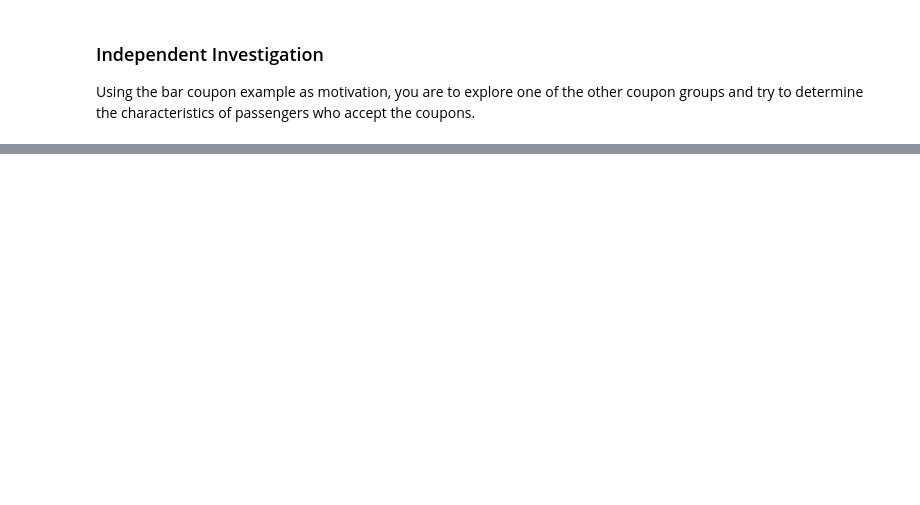
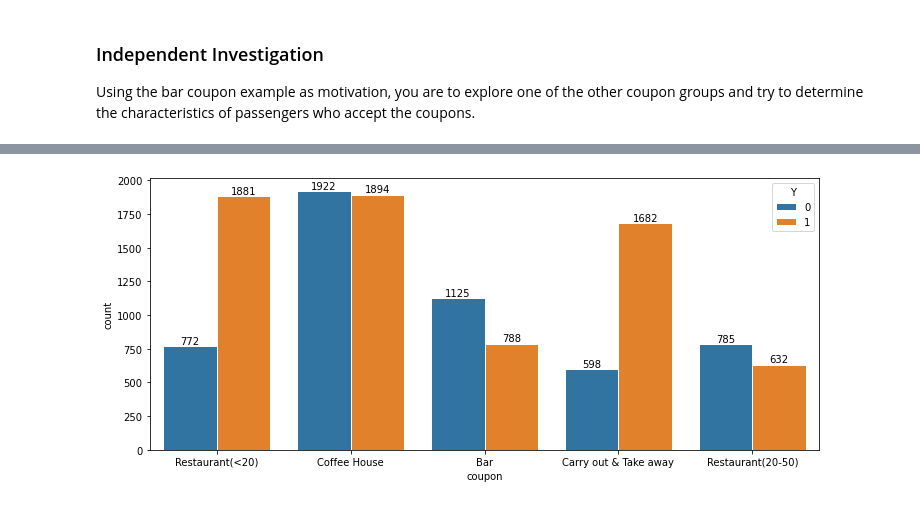
Before and after one commit to Hoomaaan/Coupon-Problem, a Jupyter notebook: Coupon Acceptance.ipynb, the cells around one changed output, grey strips where cells are left out. Cells and saved outputs as stored; diff of their text form; code cells hidden in the pictures; blank space fills up the shorter version.

```diff
--- a/Coupon Acceptance.ipynb
+++ b/Coupon Acceptance.ipynb
@@ -393,0 +398,7 @@ Using the bar coupon example as motivation, you are to explore one of the other
+# %%
+plt.figure(figsize=(12, 5))
+ax = sns.countplot(data=data, x='coupon', hue='Y', edgecolor='w')
+for container in ax.containers:
+    ax.bar_label(container)
+# %% [output]
+[figure, added]
```
Also changed, not shown: parts of 19 cells of this notebook.
